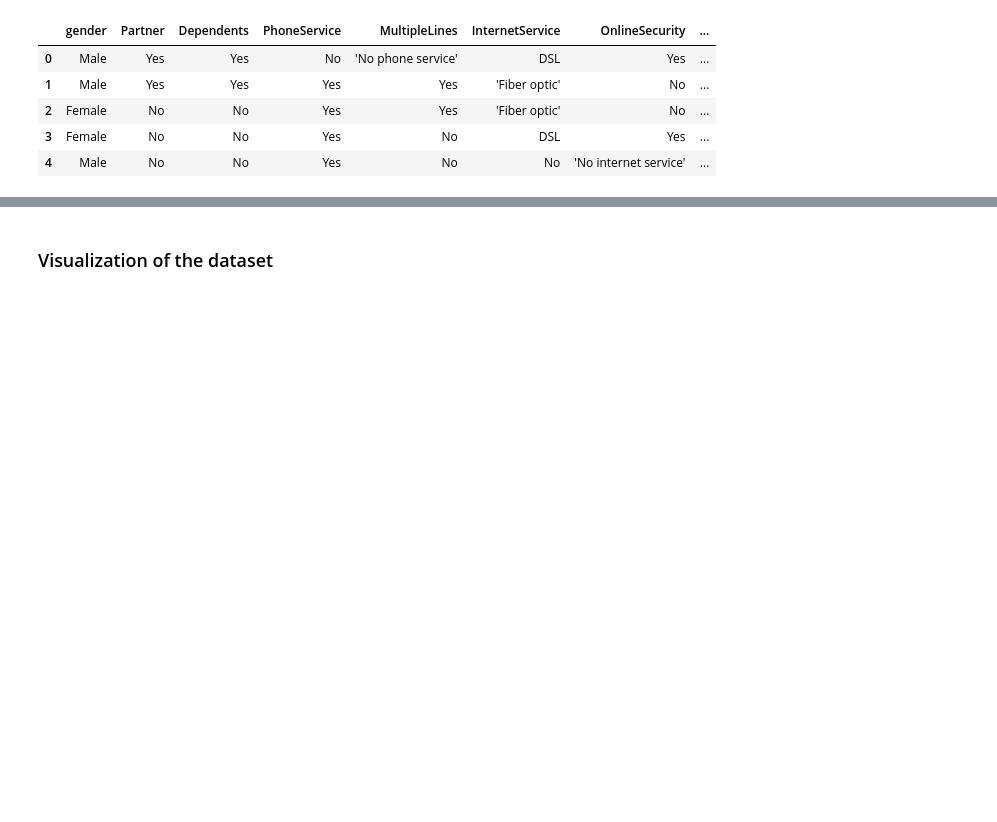
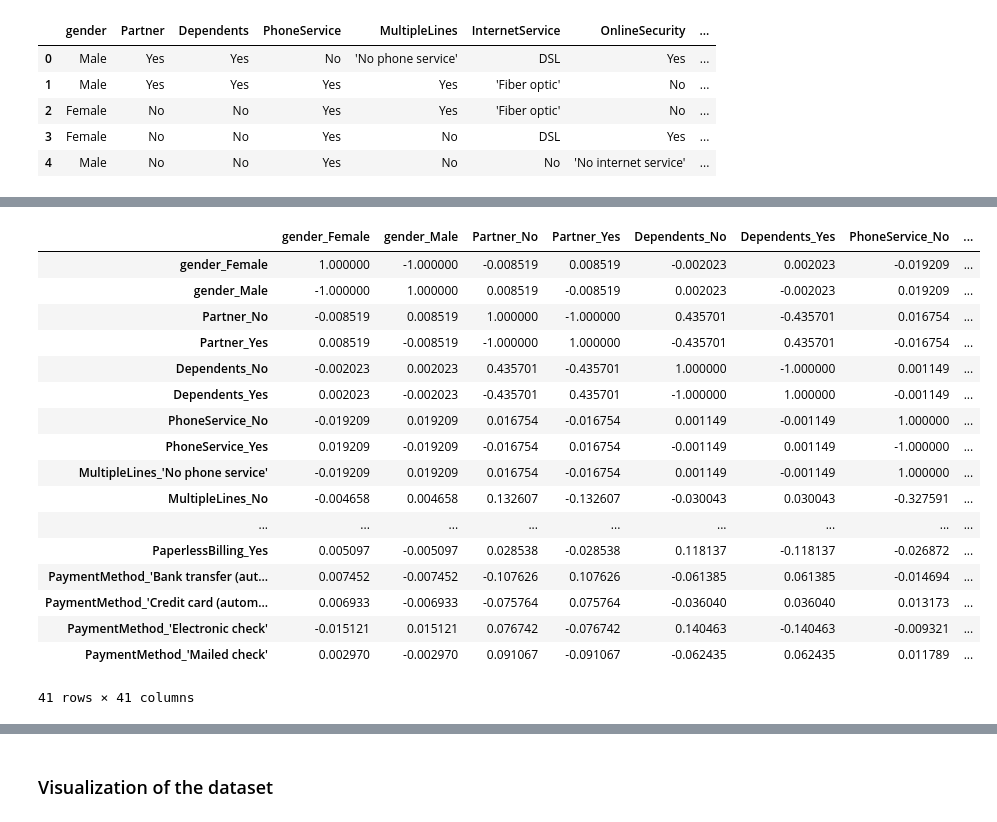
Before and after one commit to pgupta119/Churn-Problem, a Jupyter notebook: Churn problem.ipynb, the cells around one changed output, grey strips where cells are left out. Cells and saved outputs as stored; diff of their text form; code cells hidden in the pictures; blank space fills up the shorter version.

```diff
--- a/Churn problem.ipynb
+++ b/Churn problem.ipynb
@@ -67,3 +76,9 @@ cat_data_update.head()
 | 2 | Female | No | No | Yes | Yes | 'Fiber optic' | No | ... |
 | 3 | Female | No | No | Yes | No | DSL | Yes | ... |
 | 4 | Male | No | No | Yes | No | No | 'No internet service' | ... |
+# %%
+#converting all the categorical feature into numerical using OneHotEncoder
+from sklearn.preprocessing import OneHotEncoder
+df_copy=cat_data.copy()
+hot1=OneHotEncoder()
+onehot_num= pd.get_dummies(df_copy)
@@ -69,0 +95,21 @@ cat_data_update.head()
+# %%
+onehot_num.corr()
+# %% [output]
+|  | gender_Female | gender_Male | Partner_No | Partner_Yes | Dependents_No | Dependents_Yes | PhoneService_No | ... |
+| gender_Female | 1.000000 | -1.000000 | -0.008519 | 0.008519 | -0.002023 | 0.002023 | -0.019209 | ... |
+| gender_Male | -1.000000 | 1.000000 | 0.008519 | -0.008519 | 0.002023 | -0.002023 | 0.019209 | ... |
+| Partner_No | -0.008519 | 0.008519 | 1.000000 | -1.000000 | 0.435701 | -0.435701 | 0.016754 | ... |
+| Partner_Yes | 0.008519 | -0.008519 | -1.000000 | 1.000000 | -0.435701 | 0.435701 | -0.016754 | ... |
+| Dependents_No | -0.002023 | 0.002023 | 0.435701 | -0.435701 | 1.000000 | -1.000000 | 0.001149 | ... |
+| Dependents_Yes | 0.002023 | -0.002023 | -0.435701 | 0.435701 | -1.000000 | 1.000000 | -0.001149 | ... |
+| PhoneService_No | -0.019209 | 0.019209 | 0.016754 | -0.016754 | 0.001149 | -0.001149 | 1.000000 | ... |
+| PhoneService_Yes | 0.019209 | -0.019209 | -0.016754 | 0.016754 | -0.001149 | 0.001149 | -1.000000 | ... |
+| MultipleLines_'No phone service' | -0.019209 | 0.019209 | 0.016754 | -0.016754 | 0.001149 | -0.001149 | 1.000000 | ... |
+| MultipleLines_No | -0.004658 | 0.004658 | 0.132607 | -0.132607 | -0.030043 | 0.030043 | -0.327591 | ... |
+| ... | ... | ... | ... | ... | ... | ... | ... | ... |
+| PaperlessBilling_Yes | 0.005097 | -0.005097 | 0.028538 | -0.028538 | 0.118137 | -0.118137 | -0.026872 | ... |
+| PaymentMethod_'Bank transfer (aut... | 0.007452 | -0.007452 | -0.107626 | 0.107626 | -0.061385 | 0.061385 | -0.014694 | ... |
+| PaymentMethod_'Credit card (autom... | 0.006933 | -0.006933 | -0.075764 | 0.075764 | -0.036040 | 0.036040 | 0.013173 | ... |
+| PaymentMethod_'Electronic check' | -0.015121 | 0.015121 | 0.076742 | -0.076742 | 0.140463 | -0.140463 | -0.009321 | ... |
+| PaymentMethod_'Mailed check' | 0.002970 | -0.002970 | 0.091067 | -0.091067 | -0.062435 | 0.062435 | 0.011789 | ... |
+41 rows × 41 columns
```
Also changed, not shown: parts of 50 cells of this notebook.
